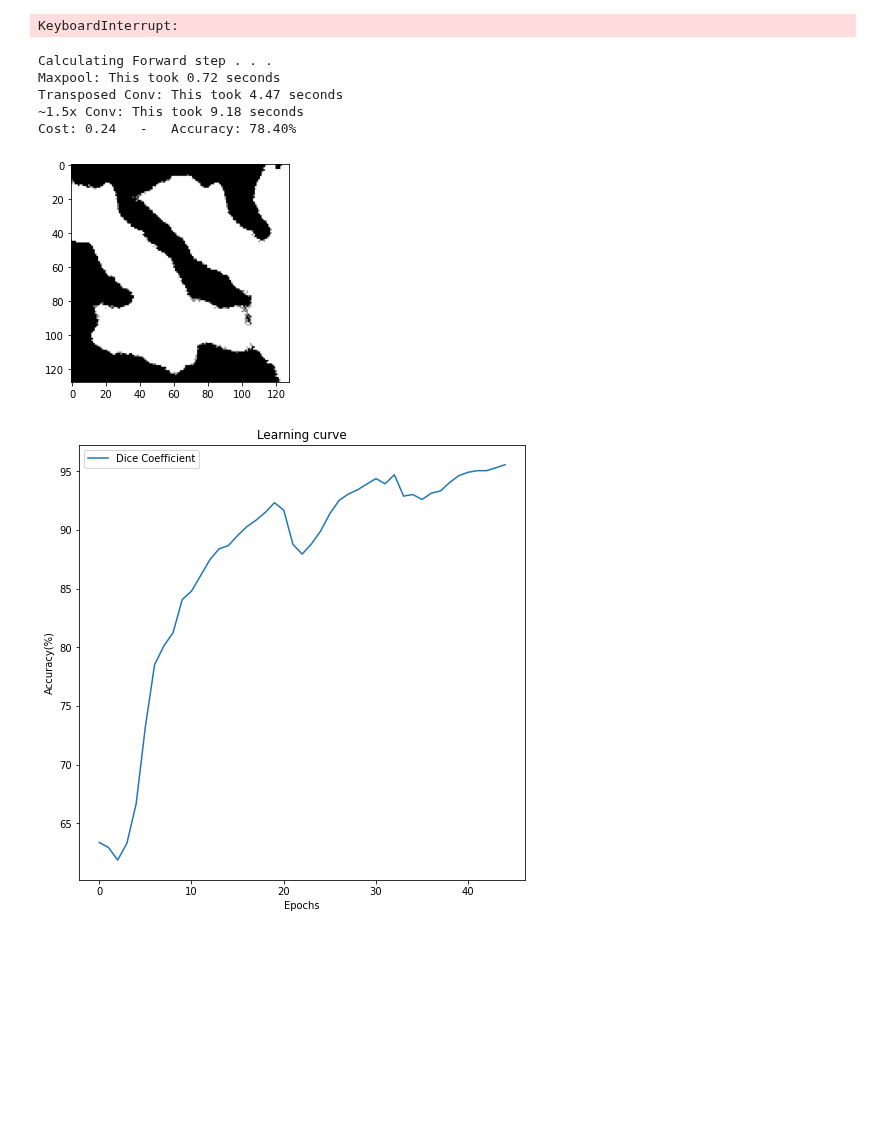
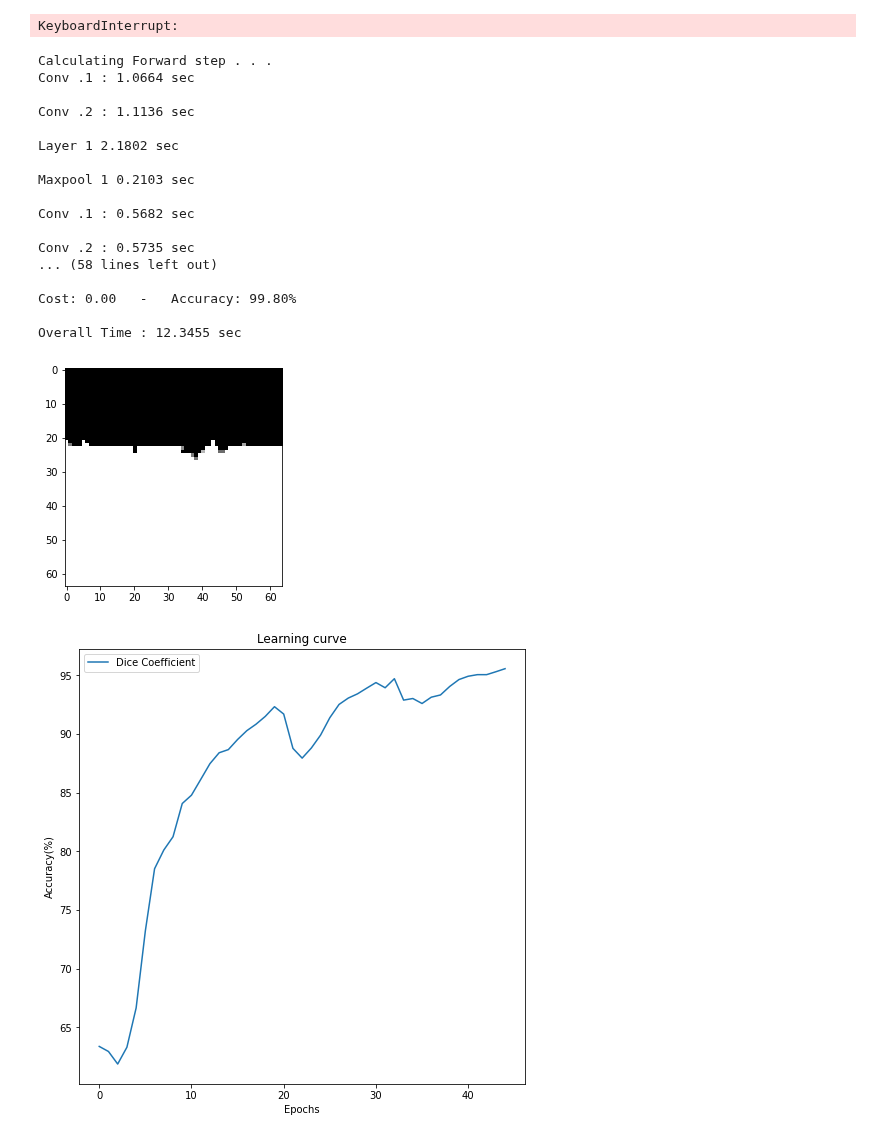
Before and after one commit to labis7/UNET-Using-Numpy, a Jupyter notebook: U-Net - Numpy.ipynb, the cells around one changed output. Cells and saved outputs as stored; diff of their text form; code cells hidden in the pictures; blank space fills up the shorter version.

Commit message:
Time measurment completed!

```diff
--- a/U-Net - Numpy.ipynb
+++ b/U-Net - Numpy.ipynb
@@ -1499,16 +1562,31 @@ KeyboardInterrupt:
 # %%
 path = os.path.join(os.path.expanduser('~/'), 'data', 'salt')
 with open (path+'/weights', 'rb') as fp:
     params = pickle.load(fp)
 fp.close()
+timestamp1 = time.time()
 Validate(train_images[0:1,:,:,:], train_labels[0:1,:,:,:], params, 0) #GN
+timestamp2 = time.time()
+print ("\nOverall Time : %.4f sec\n" %(timestamp2 - timestamp1))
 # %% [output]
 Calculating Forward step . . .
-Maxpool: This took 0.72 seconds
-Transposed Conv: This took 4.47 seconds
-~1.5x Conv: This took 9.18 seconds
-Cost: 0.24   -   Accuracy: 78.40%
+Conv .1 : 1.0664 sec
+
+Conv .2 : 1.1136 sec
+
+Layer 1 2.1802 sec
+
+Maxpool 1 0.2103 sec
+
+Conv .1 : 0.5682 sec
+
+Conv .2 : 0.5735 sec
+... (58 lines left out)
+
+Cost: 0.00   -   Accuracy: 99.80%
+
+Overall Time : 12.3455 sec
-[figure, old version]
+[figure, new version]
 # %%
 plt.figure(figsize=(8, 8))
 plt.title("Learning curve")
```
Also changed, not shown: parts of 3 cells of this notebook.
